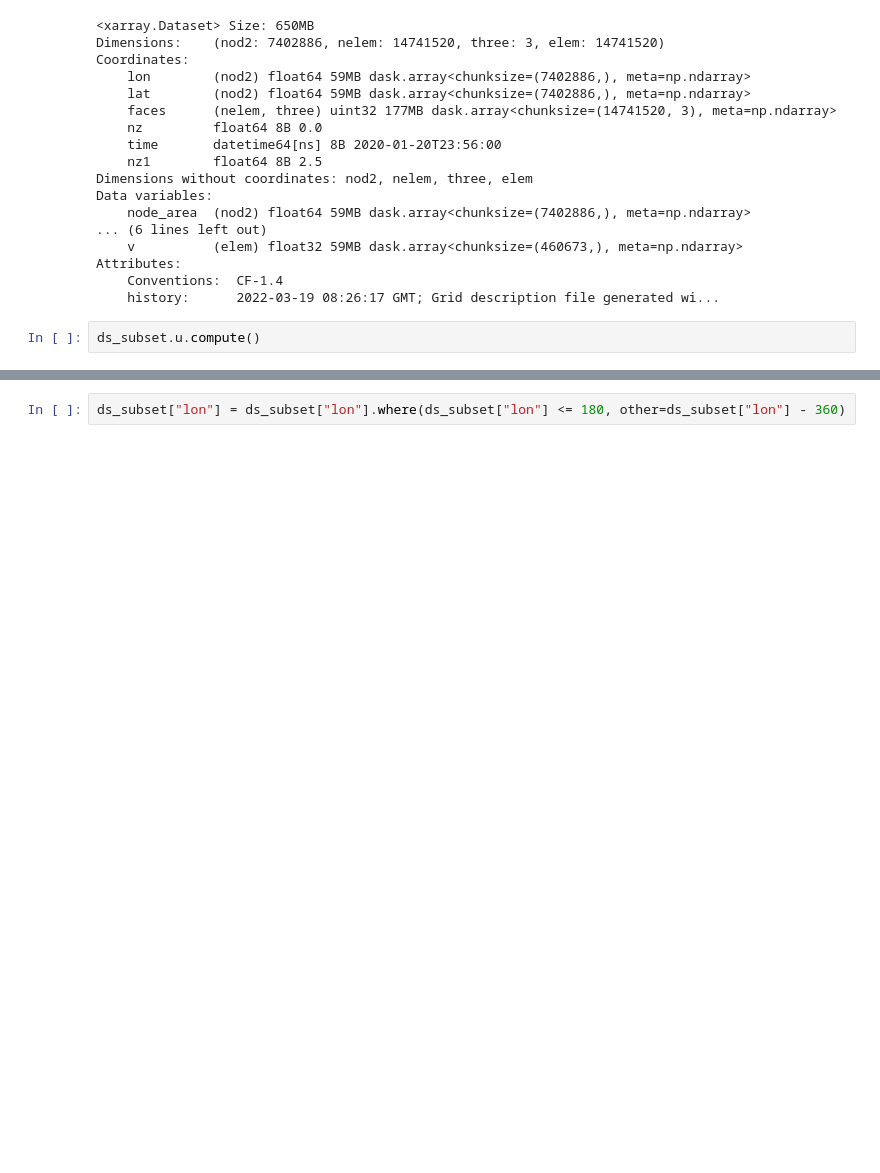
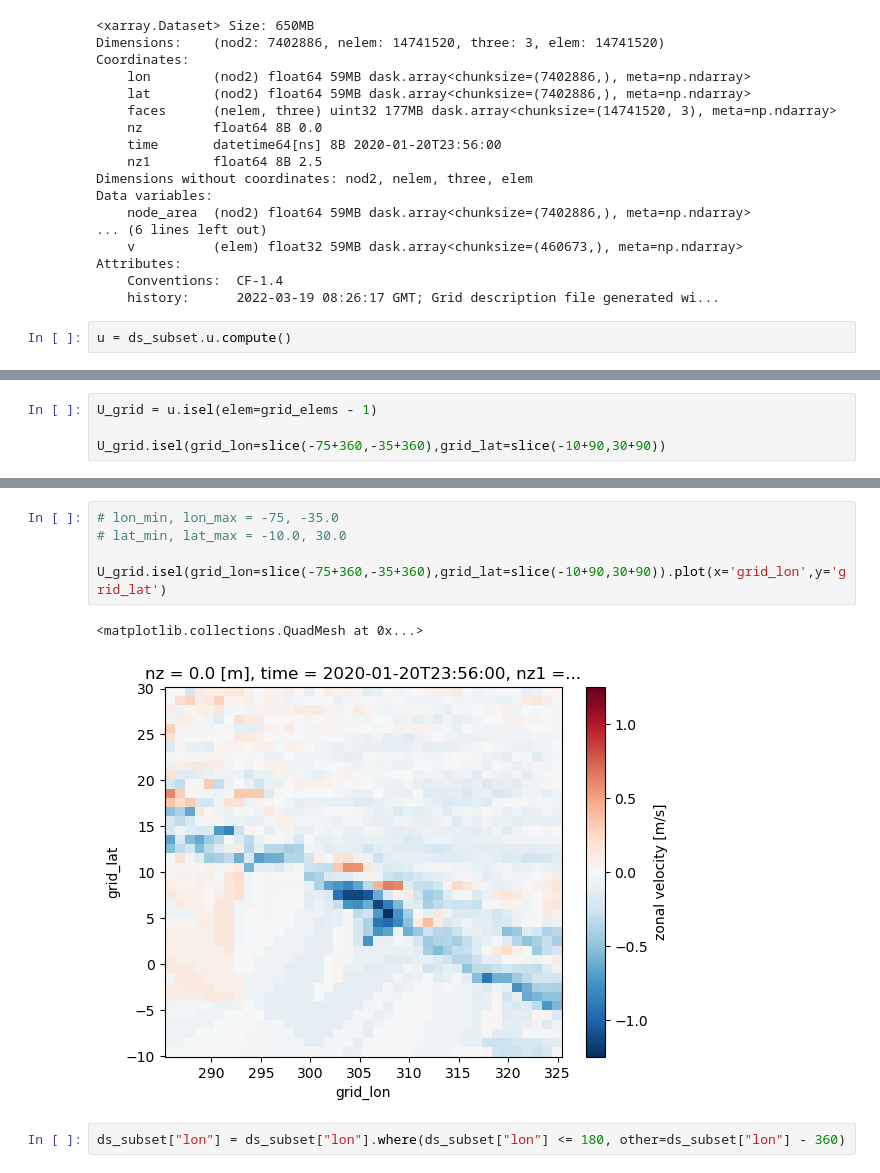
Before and after one commit to danliba/Amazon, a Jupyter notebook: NextGEMS/FESOM_Plume.ipynb, the cells around one changed output, grey strips where cells are left out. Drawn from its saved outputs; the diff is of its cells as text; blank space fills up the shorter version.

```diff
--- a/NextGEMS/FESOM_Plume.ipynb
+++ b/NextGEMS/FESOM_Plume.ipynb
@@ -295,4 +424,4 @@ Attributes:
     Conventions:  CF-1.4
     history:      2022-03-19 08:26:17 GMT; Grid description file generated wi...
 # %%
-ds_subset.u.compute()
+u = ds_subset.u.compute()
@@ -311,0 +428,4 @@ Attributes:
+# %%
+U_grid = u.isel(elem=grid_elems - 1)
+
+U_grid.isel(grid_lon=slice(-75+360,-35+360),grid_lat=slice(-10+90,30+90))
@@ -312,3 +450,11 @@ Attributes:
+# %%
+# lon_min, lon_max = -75, -35.0
+# lat_min, lat_max = -10.0, 30.0
+
+U_grid.isel(grid_lon=slice(-75+360,-35+360),grid_lat=slice(-10+90,30+90)).plot(x='grid_lon',y='grid_lat')
+# %% [output]
+<matplotlib.collections.QuadMesh at 0x...>
+[figure, added]
 # %%
 ds_subset["lon"] = ds_subset["lon"].where(ds_subset["lon"] <= 180, other=ds_subset["lon"] - 360)
 # %%
```
Also changed, not shown: parts of 13 cells of this notebook.
